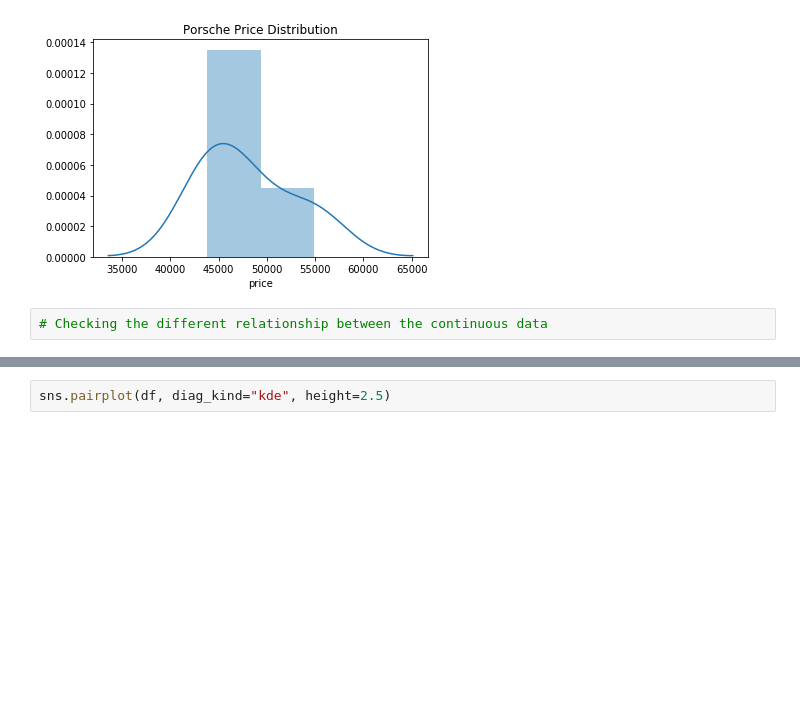
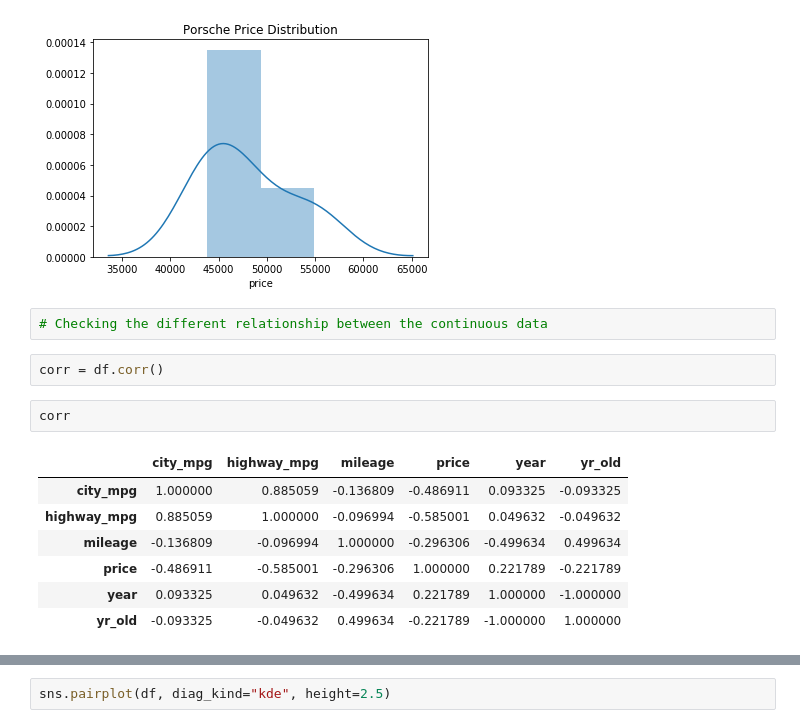
Before and after one commit to hamiltonchangcodes/Used_Car_Linear_Regression_Prediction, a Jupyter notebook: 03_EDA.ipynb, the cells around one changed output, grey strips where cells are left out. Cells and saved outputs as stored; diff of their text form; blank space fills up the shorter version.

```diff
--- a/03_EDA.ipynb
+++ b/03_EDA.ipynb
@@ -310,3 +317,15 @@ Text(0.5, 1.0, 'Porsche Price Distribution')
 [figure]
 # %%
 # Checking the different relationship between the continuous data
+# %%
+corr = df.corr()
+# %%
+corr
+# %% [output]
+|  | city_mpg | highway_mpg | mileage | price | year | yr_old |
+| city_mpg | 1.000000 | 0.885059 | -0.136809 | -0.486911 | 0.093325 | -0.093325 |
+| highway_mpg | 0.885059 | 1.000000 | -0.096994 | -0.585001 | 0.049632 | -0.049632 |
+| mileage | -0.136809 | -0.096994 | 1.000000 | -0.296306 | -0.499634 | 0.499634 |
+| price | -0.486911 | -0.585001 | -0.296306 | 1.000000 | 0.221789 | -0.221789 |
+| year | 0.093325 | 0.049632 | -0.499634 | 0.221789 | 1.000000 | -1.000000 |
+| yr_old | -0.093325 | -0.049632 | 0.499634 | -0.221789 | -1.000000 | 1.000000 |
```
Also changed, not shown: parts of 5 cells of this notebook.
